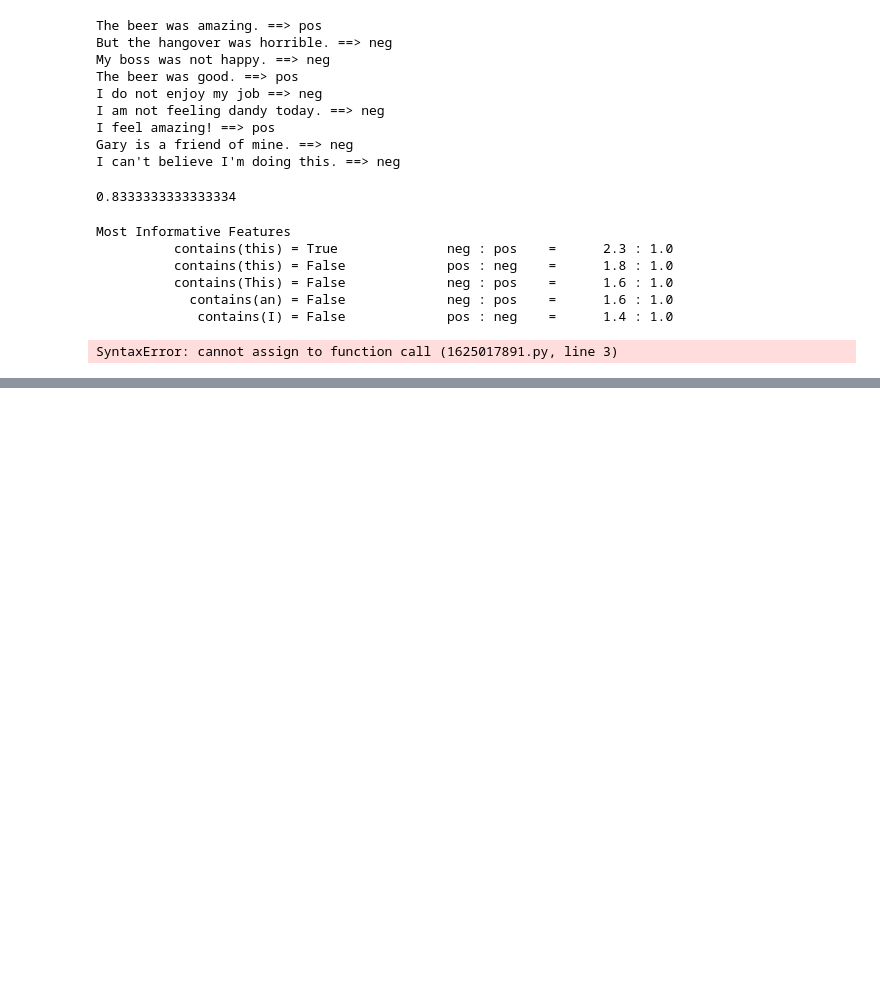
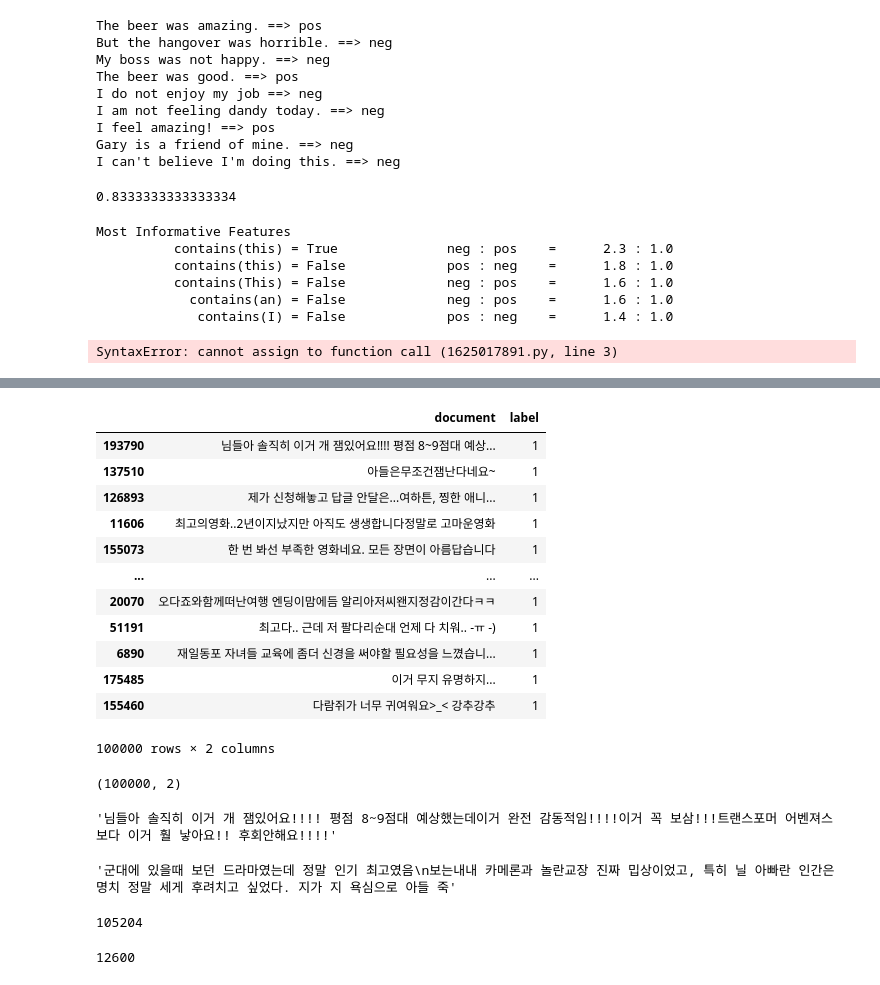
Before and after one commit to manki8908/Class_TJ_c22, a Jupyter notebook: python-텍스트마이닝.ipynb, the cells around one changed output, grey strips where cells are left out. Drawn from its saved outputs; the diff is of its cells as text; code cells hidden in the pictures; blank space fills up the shorter version.

```diff
--- a/python-텍스트마이닝.ipynb
+++ b/python-텍스트마이닝.ipynb
@@ -3679,0 +4751,54 @@ SyntaxError: cannot assign to function call (1625017891.py, line 3)
+# %%
+import pandas as pd
+
+df=pd.read_csv('./DATA/ratings_all.csv',encoding='ms949')
+
+df=df[df['label'] == 1] # 긍정리뷰
+
+df=df.sample(frac=1) # 셔플 100%
+
+df
+# %% [output]
+|  | document | label |
+| 193790 | 님들아 솔직히 이거 개 잼있어요!!!! 평점 8~9점대 예상... | 1 |
+| 137510 | 아들은무조건잼난다네요~ | 1 |
+| 126893 | 제가 신청해놓고 답글 안달은...여하튼, 찡한 애니... | 1 |
+| 11606 | 최고의영화..2년이지났지만 아직도 생생합니다정말로 고마운영화 | 1 |
+| 155073 | 한 번 봐선 부족한 영화네요. 모든 장면이 아름답습니다 | 1 |
+| ... | ... | ... |
+| 20070 | 오다죠와함께떠난여행 엔딩이맘에듬 알리아저씨왠지정감이간다ㅋㅋ | 1 |
+| 51191 | 최고다.. 근데 저 팔다리순대 언제 다 치워.. -ㅠ -) | 1 |
+| 6890 | 재일동포 자녀들 교육에 좀더 신경을 써야할 필요성을 느꼈습니... | 1 |
+| 175485 | 이거 무지 유명하지... | 1 |
+| 155460 | 다람쥐가 너무 귀여워요>_< 강추강추 | 1 |
+100000 rows × 2 columns
+# %%
+print(df.shape)
+df.iloc[0,0]
+# %% [output]
+(100000, 2)
+'님들아 솔직히 이거 개 잼있어요!!!! 평점 8~9점대 예상했는데이거 완전 감동적임!!!!이거 꼭 보삼!!!트랜스포머 어벤져스 보다 이거 훨 낳아요!! 후회안해요!!!!'
+# %%
+text='\n'.join(map(str,df['document'].values[10000:13000]))
+
+text[:100]
+# %% [output]
+'군대에 있을때 보던 드라마였는데 정말 인기 최고였음\n보는내내 카메론과 놀란교장 진짜 밉상이었고, 특히 닐 아빠란 인간은 명치 정말 세게 후려치고 싶었다. 지가 지 욕심으로 아들 죽'
+# %%
+len(text)
+# %% [output]
+105204
+# %%
+#정수 인코딩, 단어에 번호
+
+from keras.preprocessing.text import Tokenizer
+
+t=Tokenizer()
+
+t.fit_on_texts([text])
+
+vocab_size=len(t.word_index)+1
+
+print(vocab_size) #단어 집합 사이즈
+# %% [output]
+12600
```
Also changed, not shown: parts of 84 cells of this notebook, 1 other file.
